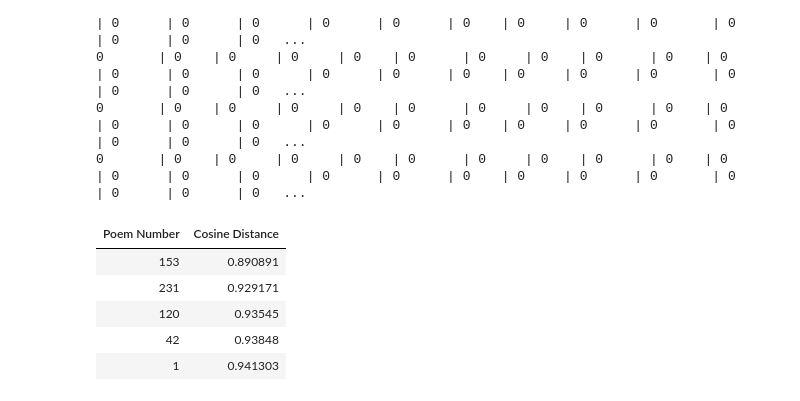
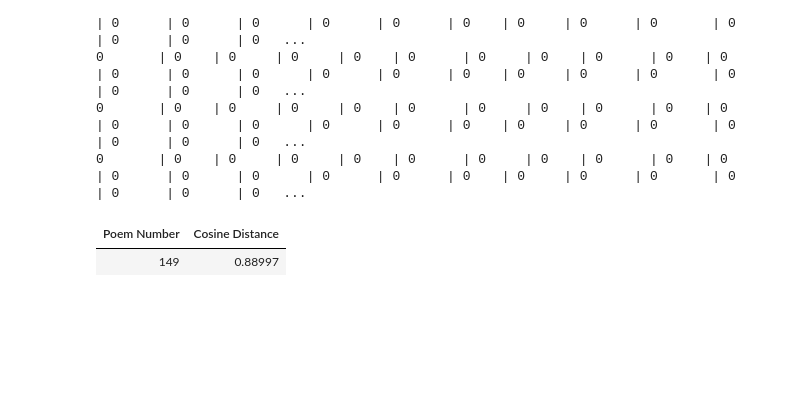
Before and after one commit to vinitra-zz/computational-text-analysis, a Jupyter notebook: translations_final.ipynb, the cells around one changed output. Cells and saved outputs as stored; diff of their text form; code cells hidden in the pictures; blank space fills up the shorter version.

```diff
--- a/translations_final.ipynb
+++ b/translations_final.ipynb
@@ -75,17 +75,12 @@ def fast_stem(poem):
         stemmed_poem.append(english_stemmer.stem(word))
     return "".join([word + " " for word in stemmed_poem])
 # %%
-with open('spalding_new') as file_in:
+with open('spalding_new.txt') as file_in:
     spalding = file_in.read()
 
 spalding_list = spalding.split('\n\n')
-# spalding_lines = [poem.replace('\n', ' ') for poem in spalding_list]
 
 spalding_list = [fast_clean(poem) for poem in spalding_list if poem!=''] #make all lowercase
-
-# spalding_list = [poem.split('\u2028') for poem in spalding_list]
-# spalding_cleaned = clean_punctuation(spalding_list)
-# spalding_cleaned = np.array(spalding_cleaned)
 
 spalding_stemmed = [fast_stem(poem) for poem in spalding_list]
 
@@ -180,8 +155,8 @@ def feature_names(text_list, stop_words):
     return cv.get_feature_names()
 # %%
 from sklearn.feature_extraction.stop_words import ENGLISH_STOP_WORDS
-j_dtm_tf = create_tfidf(johnston_list, ENGLISH_STOP_WORDS)
-j_words = feature_names(johnston_list, ENGLISH_STOP_WORDS)
+j_dtm_tf = create_tfidf(johnston_stemmed, ENGLISH_STOP_WORDS)
+j_words = feature_names(johnston_stemmed, ENGLISH_STOP_WORDS)
 johnston_table = Table(j_words).with_rows(j_dtm_tf.toarray())
 johnston_table
 # %% [output]
@@ -233,17 +209,13 @@ def mds(dist_matrix):
 # %%
 translation_distance = Table(['Poem Number', 'Cosine Distance'])
 
 for i in np.arange(369):
-    j_row = list(johnston_table.row(i))[:4458]
+    j_row = list(johnston_table.row(i))[:4453]
     s_row = list(spalding_table.row(i))
     dist = distance.cosine(j_row, s_row)
     translation_distance.append([i, dist])
 
-translation_distance.sort('Cosine Distance').take(np.arange(5))
+translation_distance.sort('Cosine Distance').where('Poem Number', 149)
 # %% [output]
 | Poem Number | Cosine Distance |
-| 153 | 0.890891 |
-| 231 | 0.929171 |
-| 120 | 0.93545 |
-| 42 | 0.93848 |
-| 1 | 0.941303 |
+| 149 | 0.88997 |
```
Also changed, not shown: parts of 4 cells of this notebook, 8 other files.
